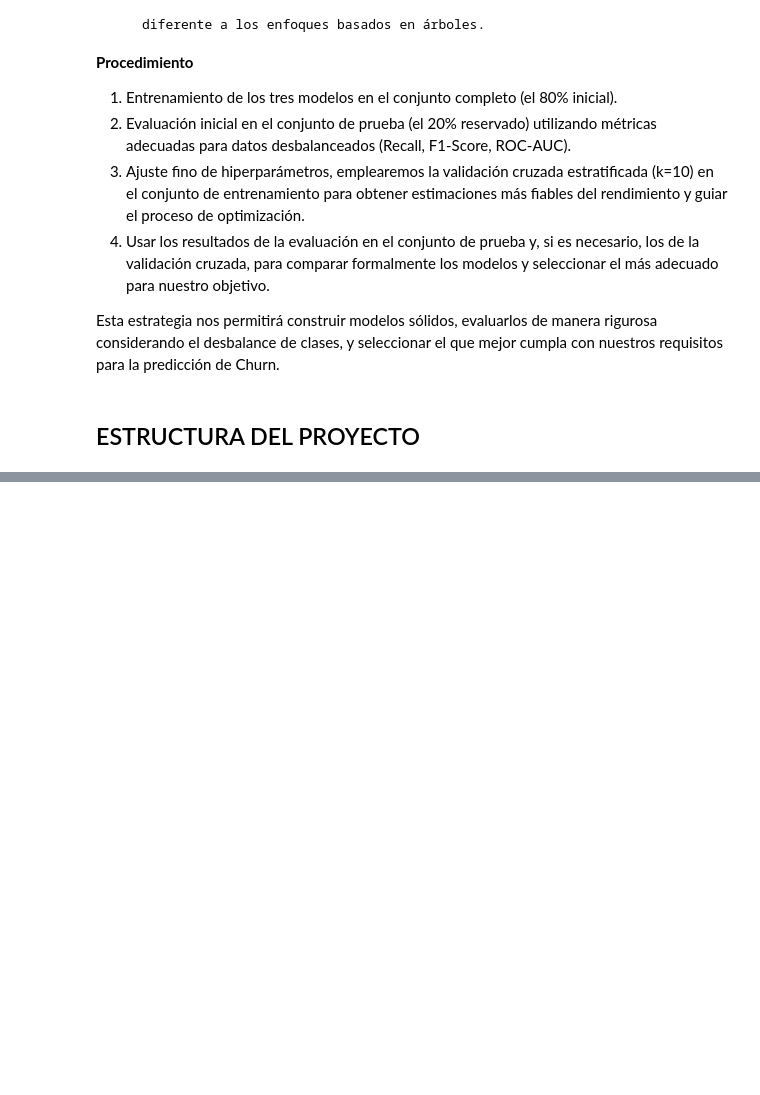
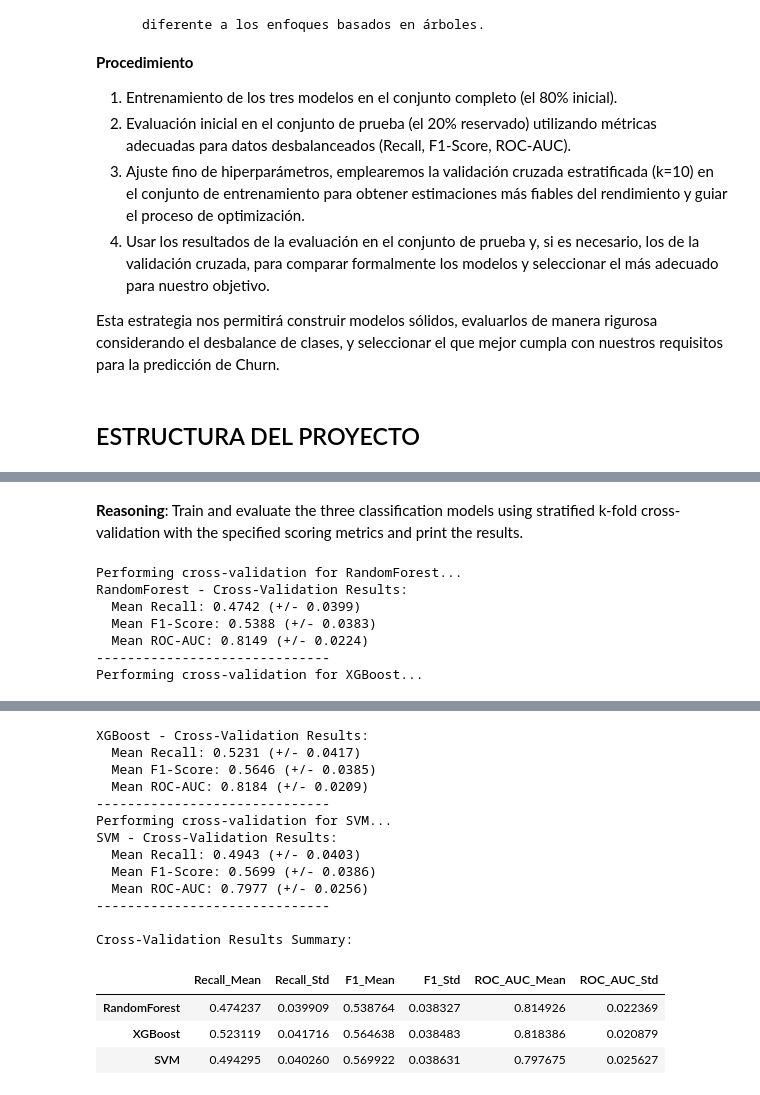
Before and after one commit to mauloredo/Challenge_Telecom_X2, a Jupyter notebook: x2.ipynb, the cells around one changed output, grey strips where cells are left out. Saved outputs shown, nothing was run; the diff lists cells and outputs as text; code cells hidden in the pictures; blank space fills up the shorter version.

```diff
--- a/x2.ipynb
+++ b/x2.ipynb
@@ -1641,0 +1680,62 @@ Objetivo: Identificar las variables clave que impactan en la cancelación de cli
+# %% [markdown]
+**Reasoning**:
+Train and evaluate the three classification models using stratified k-fold cross-validation with the specified scoring metrics and print the results.
+# %%
+from sklearn.ensemble import RandomForestClassifier
+from xgboost import XGBClassifier
+from sklearn.svm import SVC
+from sklearn.model_selection import StratifiedKFold, cross_val_score
+import numpy as np
+
+# Define the models to be evaluated
+models = [
+    ('RandomForest', RandomForestClassifier(random_state=42)),
+    ('XGBoost', XGBClassifier(random_state=42, use_label_encoder=False, eval_metric='logloss')), # Added eval_metric for XGBoost to suppress warning
+    ('SVM', SVC(random_state=42, probability=True)) # probability=True needed for roc_auc
+]
+
+# Initialize StratifiedKFold
+kf = StratifiedKFold(n_splits=10, shuffle=True, random_state=42)
+
+# Define scoring metrics
+scoring = ['recall', 'f1', 'roc_auc']
+
+# Dictionary to store cross-validation results
+cv_results = {}
+
+# Perform cross-validation for each model
+for name, model in models:
+    print(f"Performing cross-validation for {name}...")
+    scores = cross_val_score(model, X_train, y_train, cv=kf, scoring='recall') # Using recall as the primary metric for print
+    f1_scores = cross_val_score(model, X_train, y_train, cv=kf, scoring='f1')
+    roc_auc_scores = cross_val_score(model, X_train, y_train, cv=kf, scoring='roc_auc')
+
+    print(f"{name} - Cross-Validation Results:")
+    print(f"  Mean Recall: {np.mean(scores):.4f} (+/- {np.std(scores):.4f})")
+    print(f"  Mean F1-Score: {np.mean(f1_scores):.4f} (+/- {np.std(f1_scores):.4f})")
+    print(f"  Mean ROC-AUC: {np.mean(roc_auc_scores):.4f} (+/- {np.std(roc_auc_scores):.4f})")
+    print("-" * 30)
+
+    # Store results
+    cv_results[name] = {
+        'Recall_Mean': np.mean(scores),
+        'Recall_Std': np.std(scores),
+        'F1_Mean': np.mean(f1_scores),
+        'F1_Std': np.std(f1_scores),
+        'ROC_AUC_Mean': np.mean(roc_auc_scores),
+        'ROC_AUC_Std': np.std(roc_auc_scores)
+    }
+
+# Optionally display results in a DataFrame for better comparison
+import pandas as pd
+cv_results_df = pd.DataFrame(cv_results).T
+print("\nCross-Validation Results Summary:")
+display(cv_results_df)
+# %% [output]
+Performing cross-validation for RandomForest...
+RandomForest - Cross-Validation Results:
+  Mean Recall: 0.4742 (+/- 0.0399)
+  Mean F1-Score: 0.5388 (+/- 0.0383)
+  Mean ROC-AUC: 0.8149 (+/- 0.0224)
+------------------------------
+Performing cross-validation for XGBoost...
@@ -1641,0 +1759,17 @@ Objetivo: Identificar las variables clave que impactan en la cancelación de cli
+XGBoost - Cross-Validation Results:
+  Mean Recall: 0.5231 (+/- 0.0417)
+  Mean F1-Score: 0.5646 (+/- 0.0385)
+  Mean ROC-AUC: 0.8184 (+/- 0.0209)
+------------------------------
+Performing cross-validation for SVM...
+SVM - Cross-Validation Results:
+  Mean Recall: 0.4943 (+/- 0.0403)
+  Mean F1-Score: 0.5699 (+/- 0.0386)
+  Mean ROC-AUC: 0.7977 (+/- 0.0256)
+------------------------------
+
+Cross-Validation Results Summary:
+|  | Recall_Mean | Recall_Std | F1_Mean | F1_Std | ROC_AUC_Mean | ROC_AUC_Std |
+| RandomForest | 0.474237 | 0.039909 | 0.538764 | 0.038327 | 0.814926 | 0.022369 |
+| XGBoost | 0.523119 | 0.041716 | 0.564638 | 0.038483 | 0.818386 | 0.020879 |
+| SVM | 0.494295 | 0.040260 | 0.569922 | 0.038631 | 0.797675 | 0.025627 |
```
Also changed, not shown: parts of 52 cells of this notebook.
